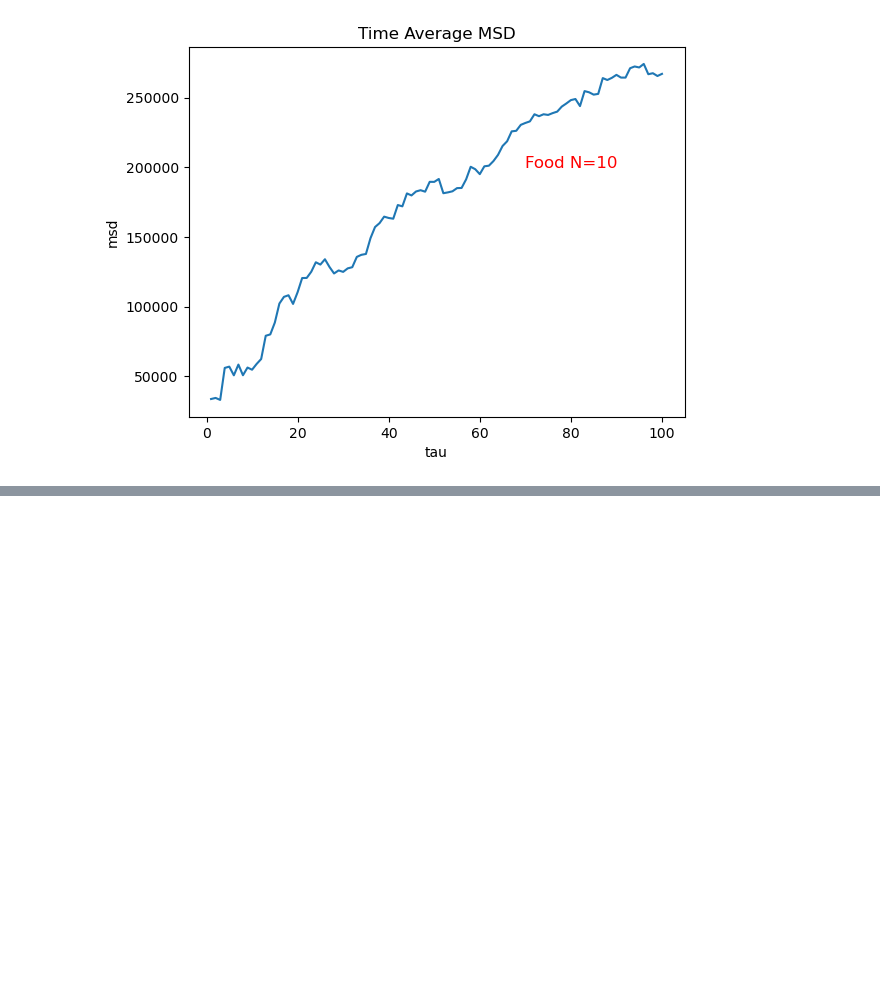
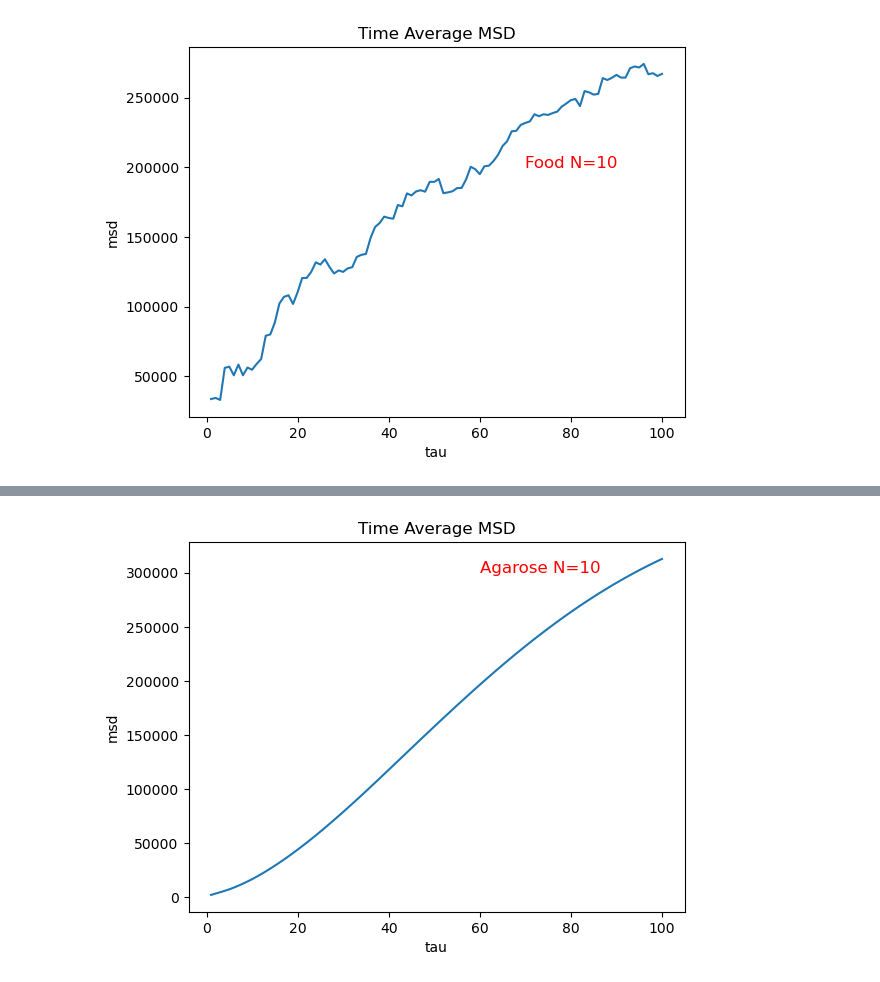
Before and after one commit to lenacochrane/behavioural-analysis, a Jupyter notebook: scripts/attraction-rig/modelling_behaviour/time_average_msd.ipynb, the cells around one changed output, grey strips where cells are left out. Cells and saved outputs as stored; diff of their text form; code cells hidden in the pictures; blank space fills up the shorter version.

```diff
--- a/scripts/attraction-rig/modelling_behaviour/time_average_msd.ipynb
+++ b/scripts/attraction-rig/modelling_behaviour/time_average_msd.ipynb
@@ -365,0 +462,11 @@ plt.show()
+# %%
+sns.lineplot(data=agarose_n10, x='tau', y='msd')
+
+
+plt.title('Time Average MSD')
+
+plt.text(60, 300000, 'Agarose N=10', fontsize=12, color='red')
+
+plt.show()
+# %% [output]
+[figure, added]
```
Also changed, not shown: parts of 19 cells of this notebook.
